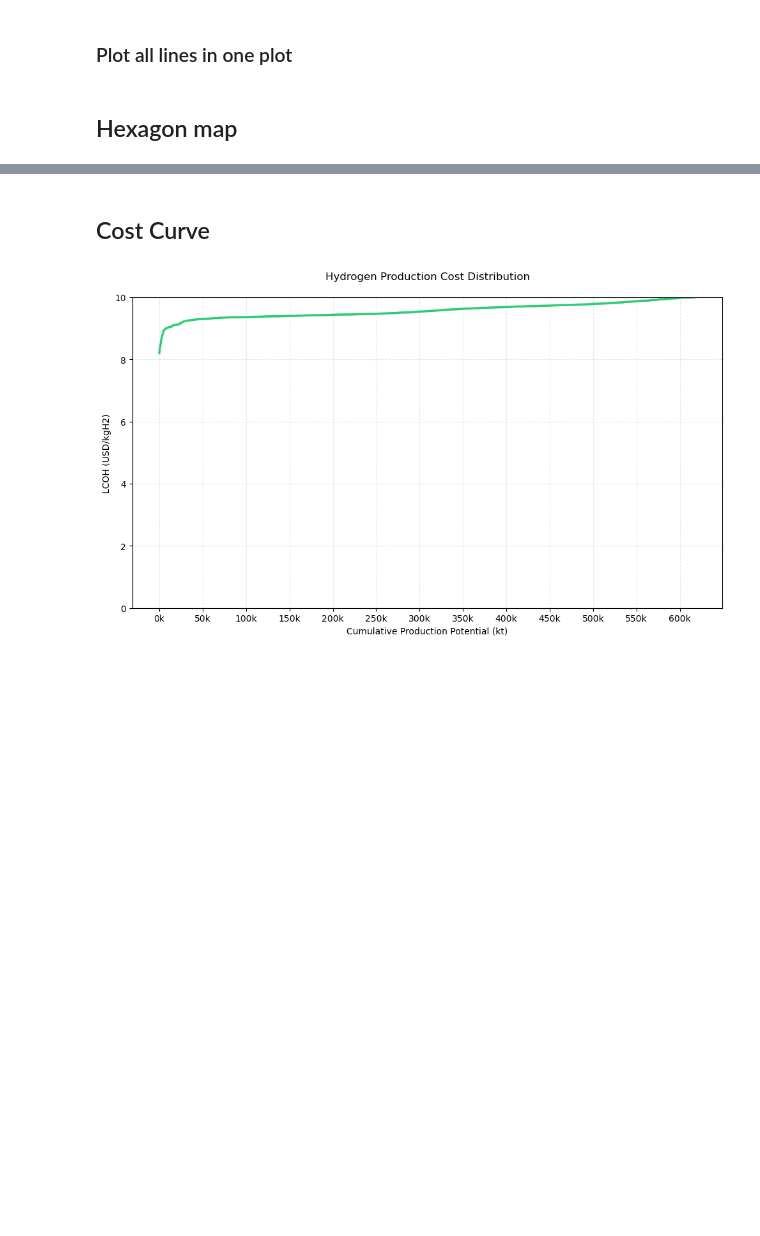
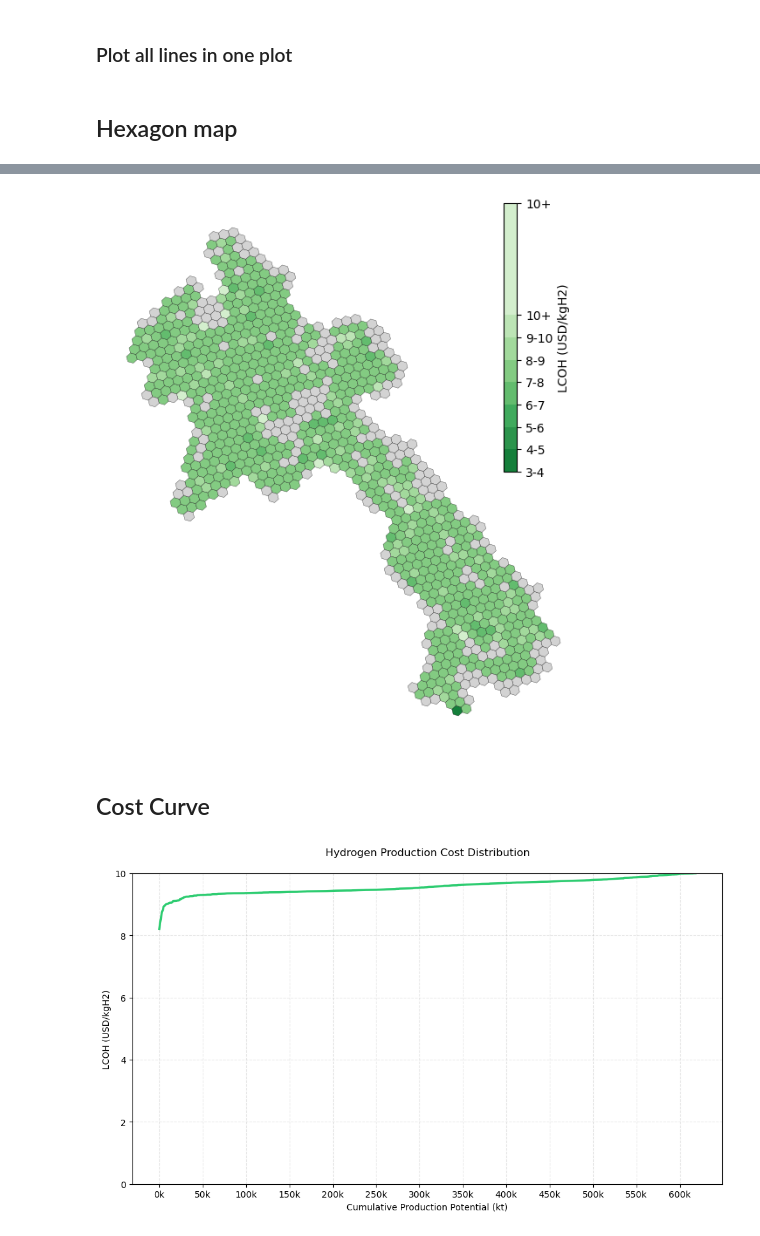
Before and after one commit to lukasschirren/GeoH2-Laos, a Jupyter notebook: 4visualisation.ipynb, the cells around one changed output, grey strips where cells are left out. Drawn from its saved outputs; the diff is of its cells as text; code cells hidden in the pictures; blank space fills up the shorter version.

Commit message:
Updated hexagon map

```diff
--- a/4visualisation.ipynb
+++ b/4visualisation.ipynb
@@ -216,3 +288,69 @@ plot_full_cost_map(
+# %%
+def plot_full_cost_map(hexagons, demand_center, cost_column, provinces=None, vmin=None, vmax=None):
+    crs = ccrs.PlateCarree()
+    fig, ax = plt.subplots(figsize=(12, 8), subplot_kw={'projection': crs})
+    ax.set_axis_off()
+
+    # Data preparation
+    hexagons_copy = hexagons.copy()
+    zero_mask = hexagons_copy[cost_column] == 0
+    hexagons_copy.loc[zero_mask, cost_column] = np.nan
+
+    # Define discrete bins and colors
+    bins = [3, 4, 5, 6, 7, 8, 9, 10, 15]
+    n_colors = len(bins) - 1
+    colors = plt.cm.Greens_r(np.linspace(0.2, 0.8, n_colors))
+    cmap = mcolors.ListedColormap(colors)
+    norm = mcolors.BoundaryNorm(bins, cmap.N)
+
+    # Plot provinces if provided
+    if provinces is not None:
+        provinces.to_crs(crs.proj4_init).plot(
+            ax=ax, color='none', edgecolor='black', linewidth=0.5)
+
+
+    # Plot hexagons with custom colormap
+    plot = hexagons_copy.to_crs(crs.proj4_init).plot(
+        ax=ax,
+        column=cost_column,
+        cmap=cmap,
+        norm=norm,
+        legend=True,
+        legend_kwds={
+            'label': 'LCOH (USD/kgH2)',
+            'orientation': 'vertical',
+            'shrink': 0.5,
+            'pad': 0.05,
+            'anchor': (-1.1, 1.0),
+            'boundaries': bins,
+            'spacing': 'proportional',
+            'format': lambda x, _: f'{int(x)}-{int(x)+1}' if x < 10 else '10+'
+        },
+        missing_kwds={
+            "color": "lightgrey",
+            "label": "No Data or Zero",
+        },
+        edgecolor='black',
+        linewidth=0.2
+    )
+
+    # Adjust legend position
+    if plot.get_legend() is not None:
+        legend = plot.get_legend()
+        legend.set_bbox_to_anchor((1, 0.5))
+        legend.set_frame_on(True)
+
+    plt.show()
+    # Save and close
+    # fig.savefig(save_path, dpi=300, bbox_inches='tight', facecolor='white')
+    plt.close(fig)
+
+plot_full_cost_map(
+    gdf_data, 'Vientiane', 'Vientiane pipeline production cost',
+    vmin=vmin, vmax=vmax
+)
+# %% [output]
+[figure, added]
 # %% [markdown]
 ## Cost Curve
 # %%
```
Also changed, not shown: parts of 5 cells of this notebook.
